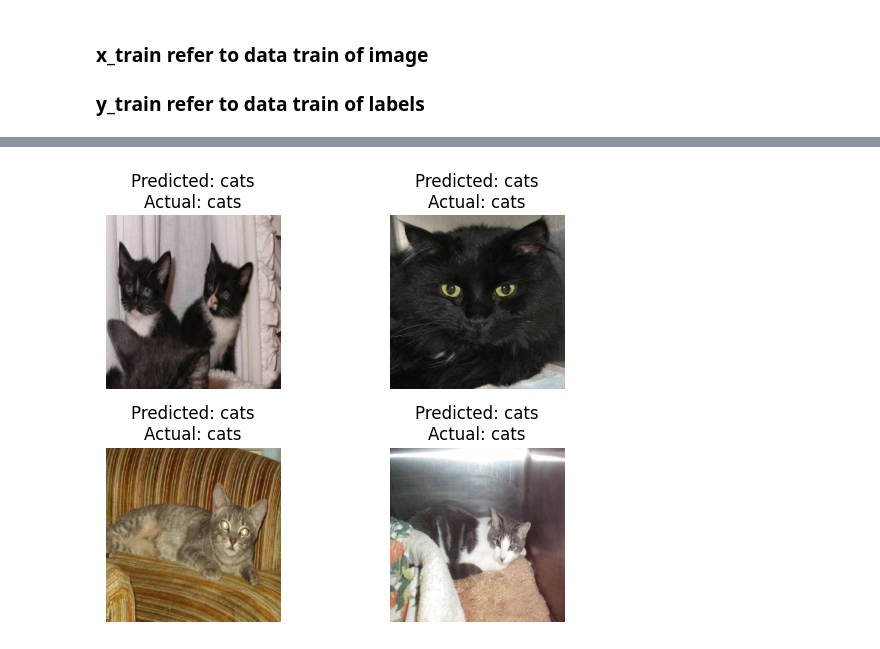
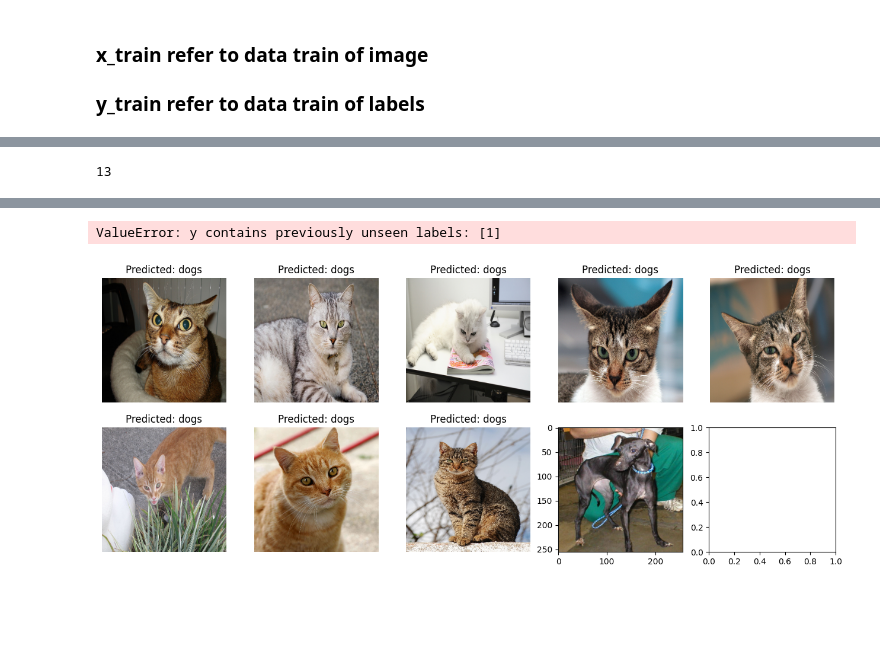
Before and after one commit to SoyVitou2019/Animal_Recognition, a Jupyter notebook: XG_boosting.ipynb, the cells around one changed output, grey strips where cells are left out. Cells and saved outputs as stored; diff of their text form; code cells hidden in the pictures; blank space fills up the shorter version.

```diff
--- a/XG_boosting.ipynb
+++ b/XG_boosting.ipynb
@@ -174,21 +264,39 @@ import pickle
 # Load the XGBoost model
 with open("./Model/XG_boosting.pkl", "rb") as f:
     loaded_model = pickle.load(f)
-
+print(len(X_pred_features))
 # Make predictions using the loaded model
-prediction = loaded_model.predict(X_test_features)
+prediction = loaded_model.predict(X_pred_features)
+# %% [output]
+13
 # %%
-fig, axes = plt.subplots(2, 2)  # Create a 2x2 subplot grid
-for i, ax in enumerate(axes.flat):  # Iterate through each subplot
-    ax.imshow(x_test[i])  # Display the image
-    input_img = np.expand_dims(x_test[i], axis=0)
+import numpy as np
+import matplotlib.pyplot as plt
+
+# Define the number of rows and columns in the grid
+num_rows = 2
+num_cols = 5
+
+# Increase the horizontal size of the figure
+fig, axes = plt.subplots(num_rows, num_cols, figsize=(16, 6))
+
+# Flatten the axes array to iterate over subplots
+axes = axes.flatten()
+
+# Iterate over the images and plot them
+for i, ax in enumerate(axes):
+    ax.imshow(x_pred[i])  # Display the image
+    input_img = np.expand_dims(x_pred[i], axis=0)
     input_img_feature = VGG_model.predict(input_img)
     input_img_features = input_img_feature.reshape(input_img_feature.shape[0], -1)
     prediction = loaded_model.predict(input_img_features)[0]
     prediction = le.inverse_transform([prediction])[0]
-    actual_label = test_labels[i]
-    ax.set_title(f"Predicted: {prediction}\nActual: {actual_label}")
+    ax.set_title(f"Predicted: {prediction}")
     ax.axis('off')
+
+# Adjust the spacing between subplots
 plt.tight_layout()
+
+# Show the plot
 plt.show()
 # %% [output]
@@ -199 +312,2 @@ plt.show()
+ValueError: y contains previously unseen labels: [1]
-[figure, old version]
+[figure, new version]
```
Also changed, not shown: parts of 8 cells of this notebook, 21 other files.
